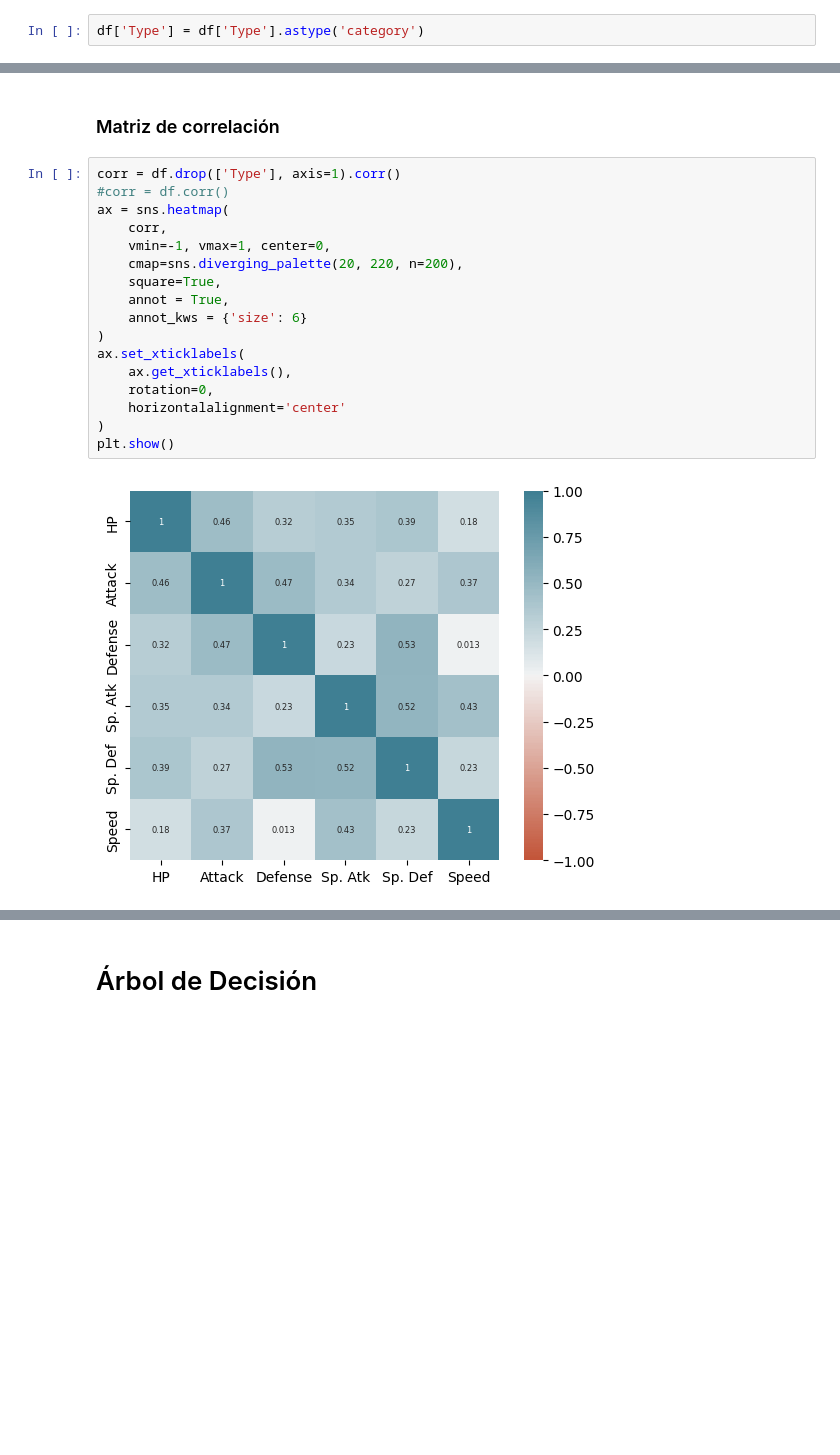
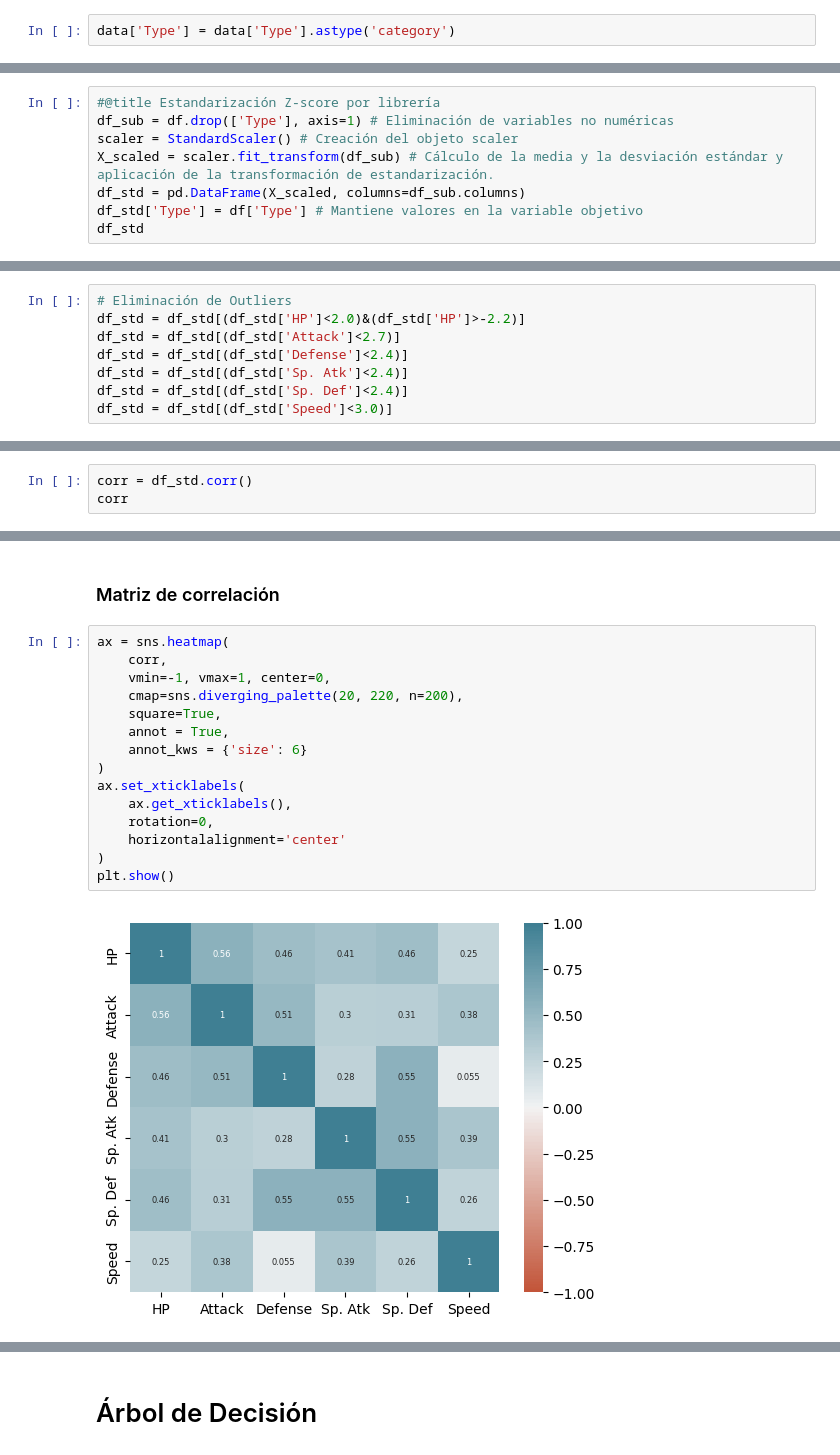
Before and after one commit to MiguelMussi/Mineria_TP2, a Jupyter notebook: TP2_Mineria_Clas.ipynb, the cells around one changed output, grey strips where cells are left out. Cells and saved outputs as stored; diff of their text form; blank space fills up the shorter version.

```diff
--- a/TP2_Mineria_Clas.ipynb
+++ b/TP2_Mineria_Clas.ipynb
@@ -156,5 +228,5 @@ Name: Type, dtype: int64
 # %%
-df['Type'] = df['Type'].astype('category')
+data['Type'] = data['Type'].astype('category')
 # %%
 data.info()
 # %% [output]
@@ -249,0 +322,8 @@ plt.show()
+# %%
+#@title Estandarización Z-score por librería
+df_sub = df.drop(['Type'], axis=1) # Eliminación de variables no numéricas
+scaler = StandardScaler() # Creación del objeto scaler
+X_scaled = scaler.fit_transform(df_sub) # Cálculo de la media y la desviación estándar y aplicación de la transformación de estandarización.
+df_std = pd.DataFrame(X_scaled, columns=df_sub.columns)
+df_std['Type'] = df['Type'] # Mantiene valores en la variable objetivo
+df_std
@@ -257,0 +408,8 @@ df = data.copy()
+# %%
+# Eliminación de Outliers
+df_std = df_std[(df_std['HP']<2.0)&(df_std['HP']>-2.2)]
+df_std = df_std[(df_std['Attack']<2.7)]
+df_std = df_std[(df_std['Defense']<2.4)]
+df_std = df_std[(df_std['Sp. Atk']<2.4)]
+df_std = df_std[(df_std['Sp. Def']<2.4)]
+df_std = df_std[(df_std['Speed']<3.0)]
@@ -269,0 +427,3 @@ df.corr()
+# %%
+corr = df_std.corr()
+corr
@@ -270,21 +438,19 @@ df.corr()
 # %% [markdown]
 ### Matriz de correlación
 # %%
-corr = df.drop(['Type'], axis=1).corr()
-#corr = df.corr()
 ax = sns.heatmap(
     corr,
     vmin=-1, vmax=1, center=0,
     cmap=sns.diverging_palette(20, 220, n=200),
     square=True,
     annot = True,
     annot_kws = {'size': 6}
 )
 ax.set_xticklabels(
     ax.get_xticklabels(),
     rotation=0,
     horizontalalignment='center'
 )
 plt.show()
 # %% [output]
-[figure, old version]
+[figure, new version]
```
Also changed, not shown: parts of 128 cells of this notebook, 3 other files.
